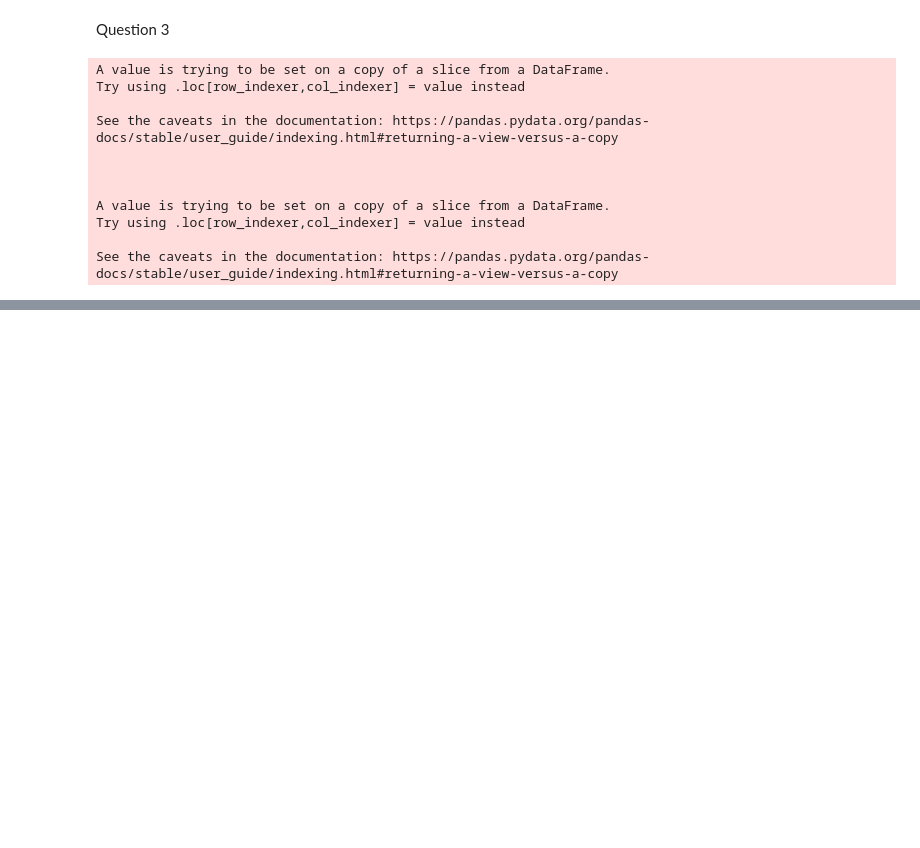
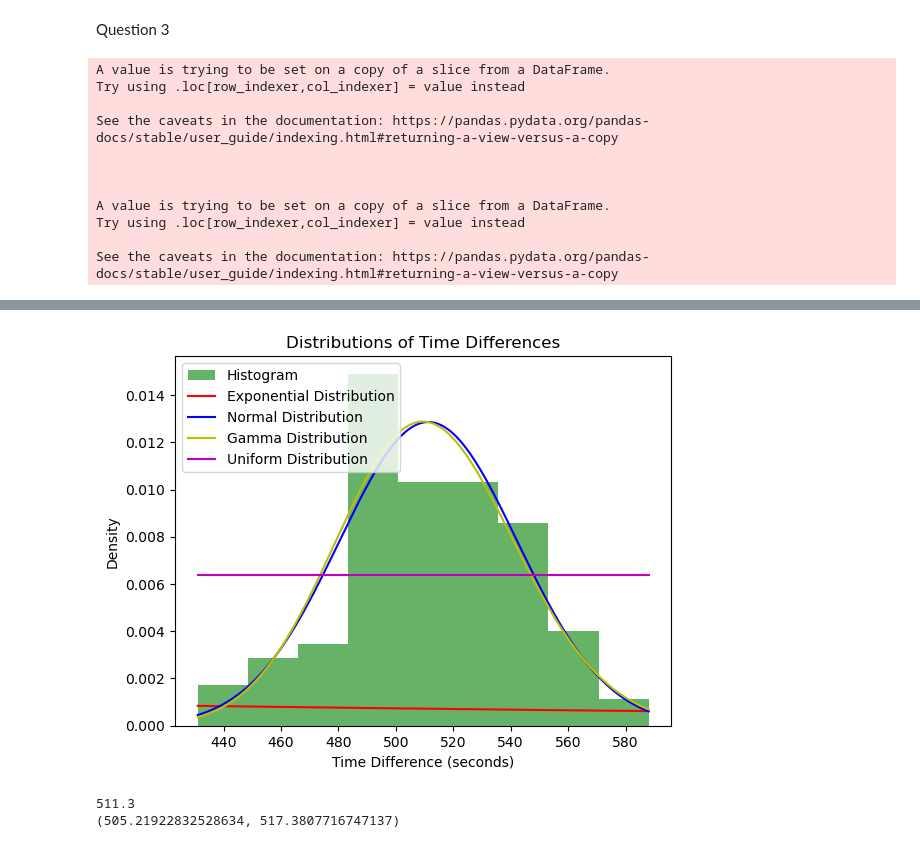
Before and after one commit to Nielsb2000/Assignment_Stochastics_and_Simulation_for_finance, a Jupyter notebook: assignment_2_2DF40_group42.ipynb, the cells around one changed output, grey strips where cells are left out. Drawn from its saved outputs; the diff is of its cells as text; code cells hidden in the pictures; blank space fills up the shorter version.

```diff
--- a/assignment_2_2DF40_group42.ipynb
+++ b/assignment_2_2DF40_group42.ipynb
@@ -544,0 +617,14 @@ probability that random earthquake has magnitude less than 5 is equal to = 0.878
+# %%
+def sim_num_years(T:int, dataset):
+    sim_data = []
+    num_of_quakes_each_year = []
+    for n in range(T):
+        year_of_quakes, quake_count = simulate_year_from_empdata(empirical_data=dataset)
+        sim_data.append(year_of_quakes)
+        num_of_quakes_each_year.append(quake_count)
+    return sim_data, num_of_quakes_each_year
+# %%
+num_of_years = 100 #Also the T variable in N(T)
+
+sim_high,sim_high_num_quakes = sim_num_years(num_of_years, high_mag_data_Q3['time_diff_seconds'])
+sim_low,sim_low_num_quakes = sim_num_years(num_of_years, low_mag_data_Q3['time_diff_seconds'])
@@ -544,0 +686,38 @@ probability that random earthquake has magnitude less than 5 is equal to = 0.878
+# %%
+
+# Add theoretical density
+xs = np.linspace(aEst, bEst, 1000)  # Ensure xs covers the uniform range
+
+# Show a plot with the histogram of the time difference data, and the estimated distributions
+plt.hist(time_diff_data, bins='auto', density=True, alpha=0.6, color='g', label='Histogram')
+plt.plot(xs, estExpDist.pdf(xs), 'r', label='Exponential Distribution')
+plt.plot(xs, estNormDist.pdf(xs), 'b', label='Normal Distribution')
+plt.plot(xs, estGammaDist.pdf(xs), 'y', label='Gamma Distribution')
+plt.plot(xs, estUniformDist.pdf(xs), 'm', label='Uniform Distribution')
+plt.legend()
+plt.title('Distributions of Time Differences')
+plt.xlabel('Time Difference (seconds)')
+plt.ylabel('Density')
+plt.show()
+# %% [output]
+[figure, added]
+# %%
+# confidence interval for the mean of the high magnitude quakes
+s2 = alphaEst/(betaEst**2)
+m = np.mean(sim_low_num_quakes)
+z =  1.96
+half_width = z * np.sqrt(s2/len(sim_low_num_quakes))
+
+
+lower_bound = max(0, m - half_width)
+upper_bound = m + half_width
+
+# Confidence interval
+interval = (lower_bound, upper_bound)
+
+
+print(M1)
+print(interval)
+# %% [output]
+511.3
+(505.21922832528634, 517.3807716747137)
```
Also changed, not shown: parts of 27 cells of this notebook.
